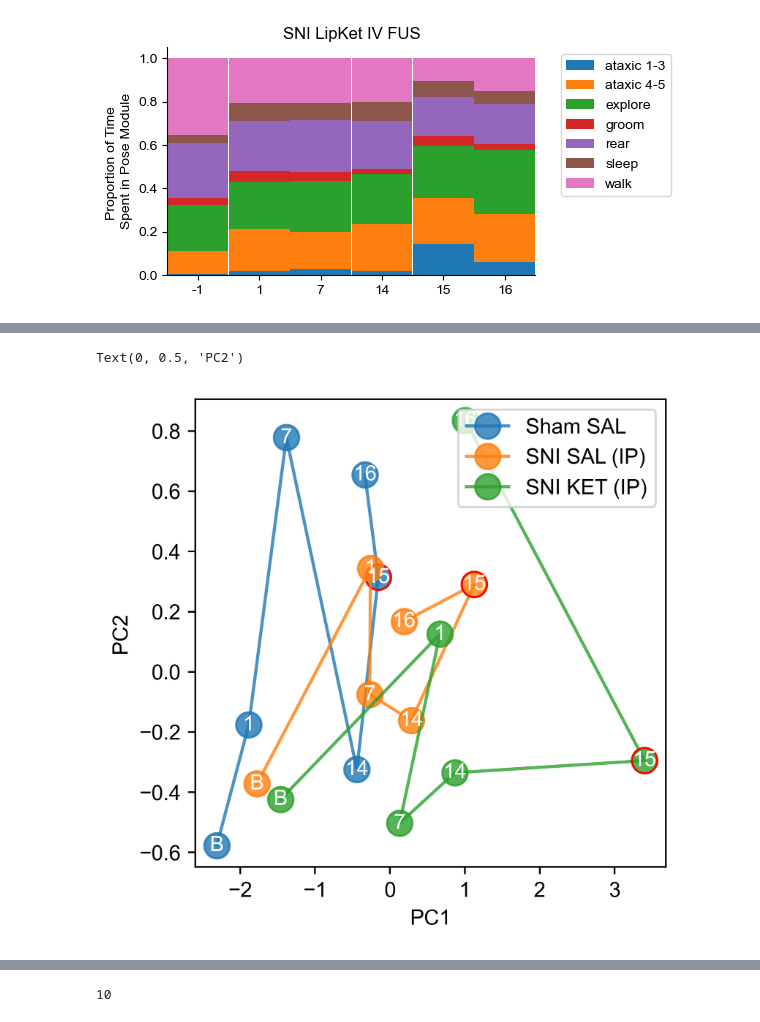
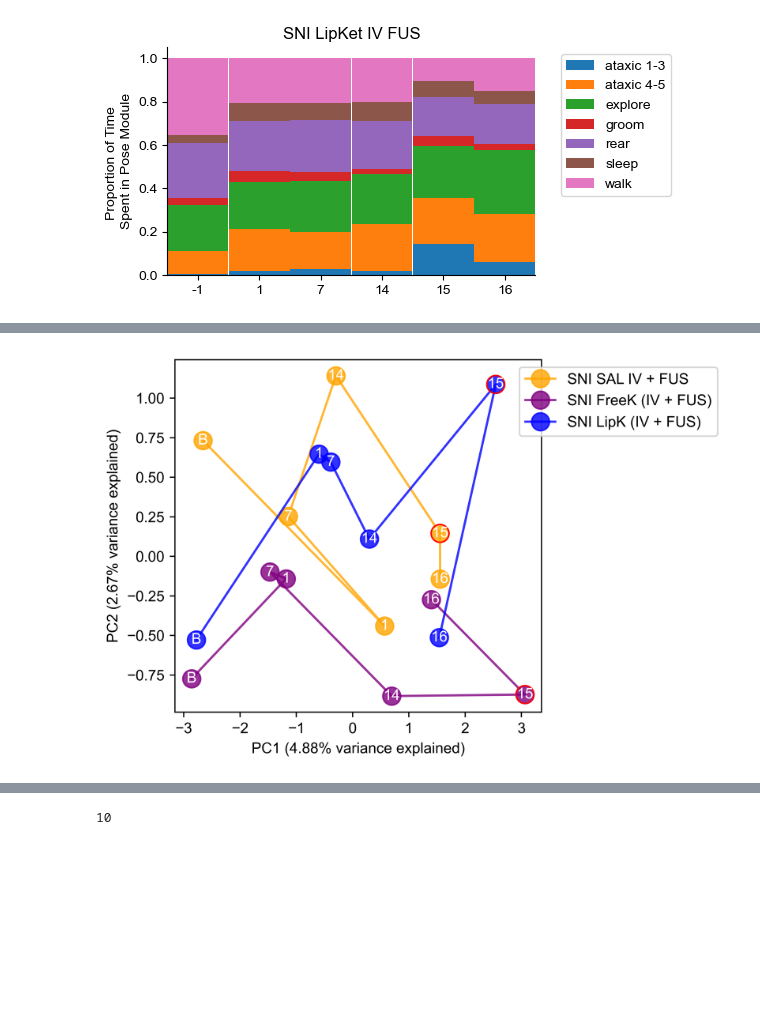
Before and after one commit to s-ewbank/MARIPoSA, a Jupyter notebook: demo/demo3_pca.ipynb, the cells around one changed output, grey strips where cells are left out. Cells and saved outputs as stored; diff of their text form; code cells hidden in the pictures; blank space fills up the shorter version.

```diff
--- a/demo/demo3_pca.ipynb
+++ b/demo/demo3_pca.ipynb
@@ -443,27 +502,34 @@ snisal=['baseline_sni_salIP', 'd1_sni_salIP', 'd7_sni_salIP', 'd14_sni_salIP', '
 # %%
-groups = [shamsal,snisal,sniket]
-groupnames = ['Sham SAL','SNI SAL (IP)','SNI KET (IP)']
+snisaliv=['baseline_sni_salIV_FUS', 'd1_sni_salIV_FUS', 'd7_sni_salIV_FUS', 'd14_sni_salIV_FUS', 'd15_sni_salIV_FUS', 'd16_sni_salIV_FUS']
+sniketiv=['baseline_sni_ketIV_FUS', 'd1_sni_ketIV_FUS', 'd7_sni_ketIV_FUS', 'd14_sni_ketIV_FUS', 'd15_sni_ketIV_FUS', 'd16_sni_ketIV_FUS']
+snilipkiv=['baseline_sni_lipkIV_FUS', 'd1_sni_lipkIV_FUS', 'd7_sni_lipkIV_FUS', 'd14_sni_lipkIV_FUS', 'd15_sni_lipkIV_FUS', 'd16_sni_lipkIV_FUS']
+
+groups = [snisaliv,sniketiv,snilipkiv]
+groupnames = ['SNI SAL IV + FUS','SNI FreeK (IV + FUS)','SNI LipK (IV + FUS)']
 markers = ["s","^","o"]
 num_labels=["B", 1, 7, 14, 15, 16]
 
-plt.figure(figsize=(4,4),dpi=500)
+plt.figure(figsize=(7,4),dpi=500)
 
 cmap=plt.get_cmap('viridis')
 colors = [cmap([i]) for i in np.linspace(0, 1, len(num_labels))]
+colors=["orange","purple","blue"]
 for g, group in enumerate(groups):
     pc1_mean=[]
     pc2_mean=[]
     for s, sess in enumerate(group):
         pc1_i = pca_df[pca_df["group"]==sess]["PC1"].mean()
         pc2_i = pca_df[pca_df["group"]==sess]["PC2"].mean()
         pc1_mean.append(pca_df[pca_df["group"]==sess]["PC1"].mean())
         pc2_mean.append(pca_df[pca_df["group"]==sess]["PC2"].mean())
         plt.text(pc1_i,pc2_i,str(num_labels[s]),va="center",ha="center",color="white")
-    plt.plot(pc1_mean,pc2_mean,marker="o",markersize=12,label=groupnames[g],alpha=0.8)
+    plt.plot(pc1_mean,pc2_mean,marker="o",markersize=12,label=groupnames[g],alpha=0.8,color=colors[g])
     plt.scatter(pc1_mean[4],pc2_mean[4],marker="o",s=12**2,color="none",edgecolor="red",zorder=2)
-plt.legend()
-plt.xlabel("PC1")
-plt.ylabel("PC2")
+plt.legend(loc="upper right",bbox_to_anchor=(1.5,1))
+plt.xlabel("PC1 ({:.2f}".format(pca.explained_variance_[0]) + "% variance explained)")
+plt.ylabel("PC2 ({:.2f}".format(pca.explained_variance_[1]) + "% variance explained)")
+plt.tight_layout()
+if save == True:
+    plt.savefig(save_path+"uncag-only_pca.png",dpi=500)
 # %% [output]
-Text(0, 0.5, 'PC2')
-[figure, old version]
+[figure, new version]
```
Also changed, not shown: parts of 14 cells of this notebook, 3 other files.
